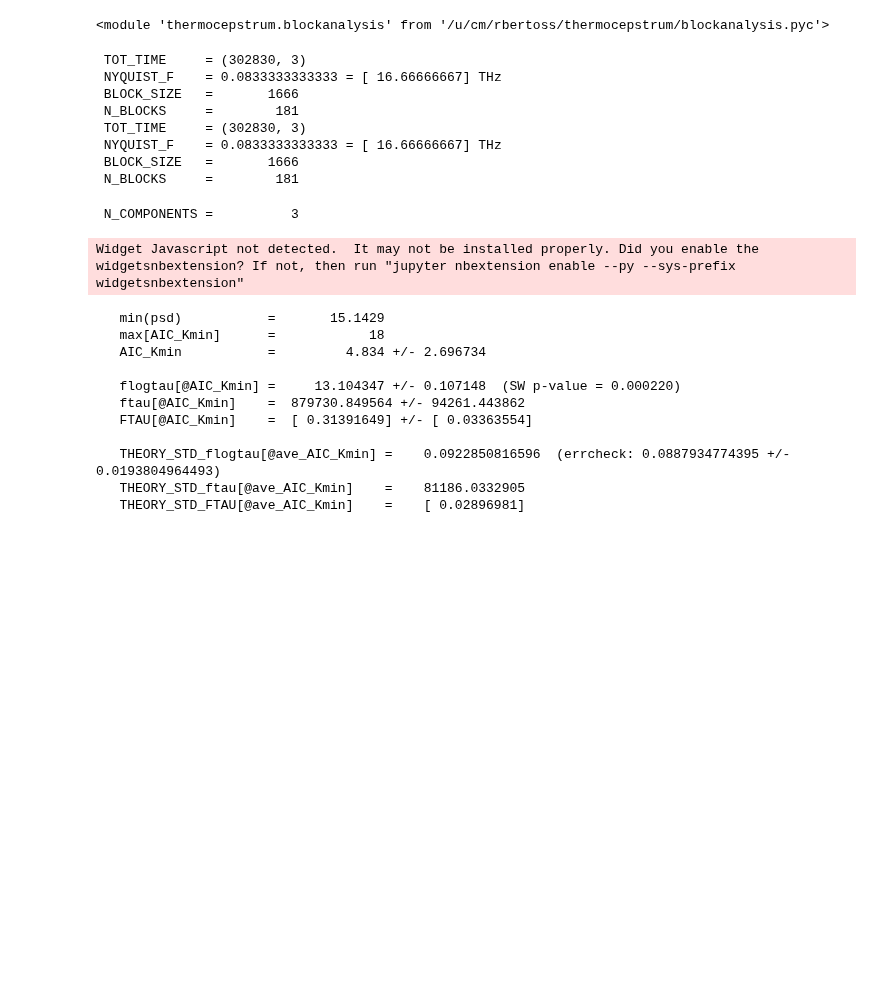
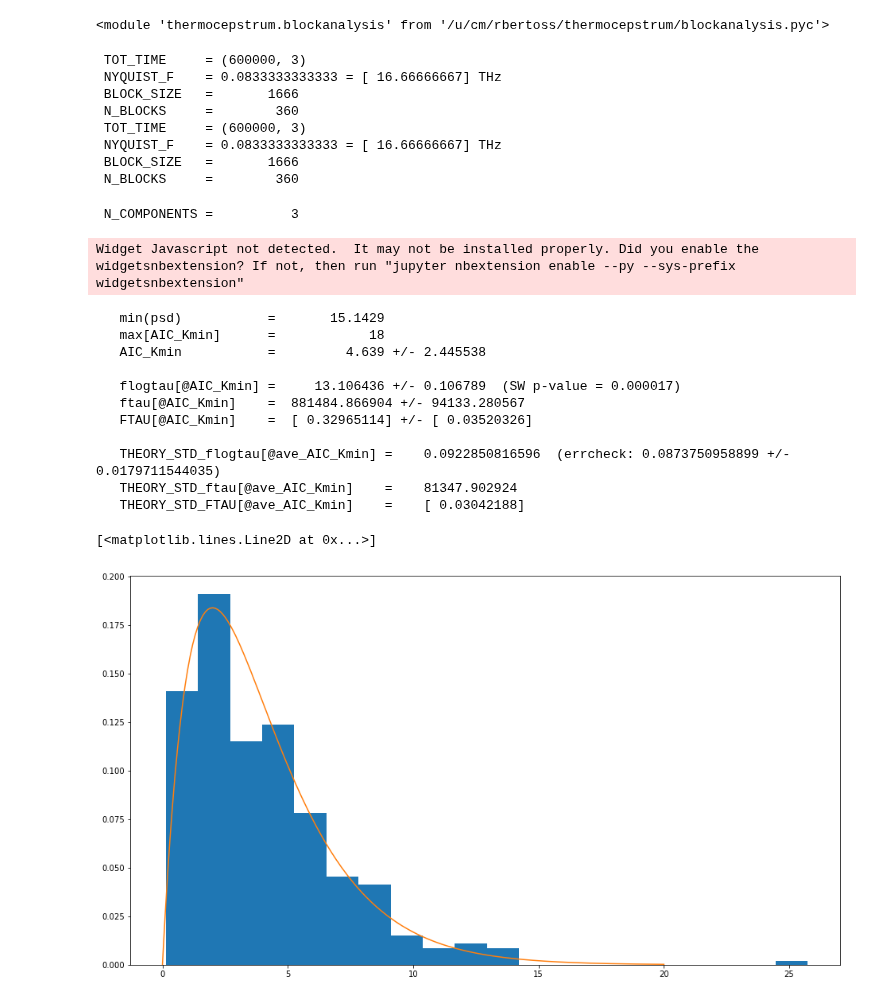
Before and after one commit to sissaschool/sportran, a Jupyter notebook: example/Blocchi_due_componenti.ipynb, the cells around one changed output. Saved outputs shown, nothing was run; the diff lists cells and outputs as text; code cells hidden in the pictures; blank space fills up the shorter version.

```diff
--- a/example/Blocchi_due_componenti.ipynb
+++ b/example/Blocchi_due_componenti.ipynb
@@ -14,7 +14,7 @@ import matplotlib.pyplot as plt
 %matplotlib inline
 plt.rcParams['figure.figsize'] = (16, 9)
 # %%
-jfile = tc.io.LAMMPS_Current('dump1400_9ns.log', group_vectors=True)
+jfile = tc.io.LAMMPS_Current('dump1400_18ns.log', group_vectors=True)
 # %% [output]
 #scopo di questo file: continuare una simulazione precedente con T=1400K
 #
@@ -105,14 +105,14 @@ b.segment_trajectory(BLOCK_SIZE_T)
 bz = ba.MDBlocks(JZ, DT_FS, TSKIP, FILTER_WIDTH_T, T, VOLUME, 'metal', GUI=True)
 bz.segment_trajectory(BLOCK_SIZE_T)
 # %% [output]
- TOT_TIME     = (302830, 3)
+ TOT_TIME     = (600000, 3)
  NYQUIST_F    = 0.0833333333333 = [ 16.66666667] THz
  BLOCK_SIZE   =       1666
- N_BLOCKS     =        181
- TOT_TIME     = (302830, 3)
+ N_BLOCKS     =        360
+ TOT_TIME     = (600000, 3)
  NYQUIST_F    = 0.0833333333333 = [ 16.66666667] THz
  BLOCK_SIZE   =       1666
- N_BLOCKS     =        181
+ N_BLOCKS     =        360
 # %%
 b.cepstral_analysis_kappa(other=bz,Kmin_corrfactor=1.) #, bayes_p=True, density_grid=DENSITY_GRID)
 b.compute_averages()
@@ -121,15 +121,15 @@ b.compute_averages()
 Widget Javascript not detected.  It may not be installed properly. Did you enable the widgetsnbextension? If not, then run "jupyter nbextension enable --py --sys-prefix widgetsnbextension"
    min(psd)           =       15.1429
    max[AIC_Kmin]      =            18
-   AIC_Kmin           =         4.834 +/- 2.696734
+   AIC_Kmin           =         4.639 +/- 2.445538
 
-   flogtau[@AIC_Kmin] =     13.104347 +/- 0.107148  (SW p-value = 0.000220)
-   ftau[@AIC_Kmin]    =  879730.849564 +/- 94261.443862
-   FTAU[@AIC_Kmin]    =  [ 0.31391649] +/- [ 0.03363554]
+   flogtau[@AIC_Kmin] =     13.106436 +/- 0.106789  (SW p-value = 0.000017)
+   ftau[@AIC_Kmin]    =  881484.866904 +/- 94133.280567
+   FTAU[@AIC_Kmin]    =  [ 0.32965114] +/- [ 0.03520326]
 
-   THEORY_STD_flogtau[@ave_AIC_Kmin] =    0.0922850816596  (errcheck: 0.0887934774395 +/- 0.0193804964493)
-   THEORY_STD_ftau[@ave_AIC_Kmin]    =    81186.0332905
-   THEORY_STD_FTAU[@ave_AIC_Kmin]    =    [ 0.02896981]
+   THEORY_STD_flogtau[@ave_AIC_Kmin] =    0.0922850816596  (errcheck: 0.0873750958899 +/- 0.0179711544035)
+   THEORY_STD_ftau[@ave_AIC_Kmin]    =    81347.902924
+   THEORY_STD_FTAU[@ave_AIC_Kmin]    =    [ 0.03042188]
 # %%
 #kappa_Kmin = jf.dct.tau_Kmin * kappa_scale
 #kappa_std_Kmin = jf.dct.tau_std_Kmin * kappa_scale
@@ -151,3 +158,11 @@ def all_PSD(maxi):
+# %%
+x=np.linspace(0,20,200)
+psd_,mean_=PSD(1)
+plt.hist(psd_*4/mean_, bins=20,normed='probability')
+plt.plot(x,np.exp(-x/2)*x/4)
+# %% [output]
+[<matplotlib.lines.Line2D at 0x...>]
+[figure, added]
 # %%
 x=np.linspace(0,20,200)
 plt.hist(all_PSD(800)*4, bins=x, ec='k', lw=0.3, align='mid',alpha=1,normed='probability')
```
Also changed, not shown: parts of 9 cells of this notebook, 1 other file.
